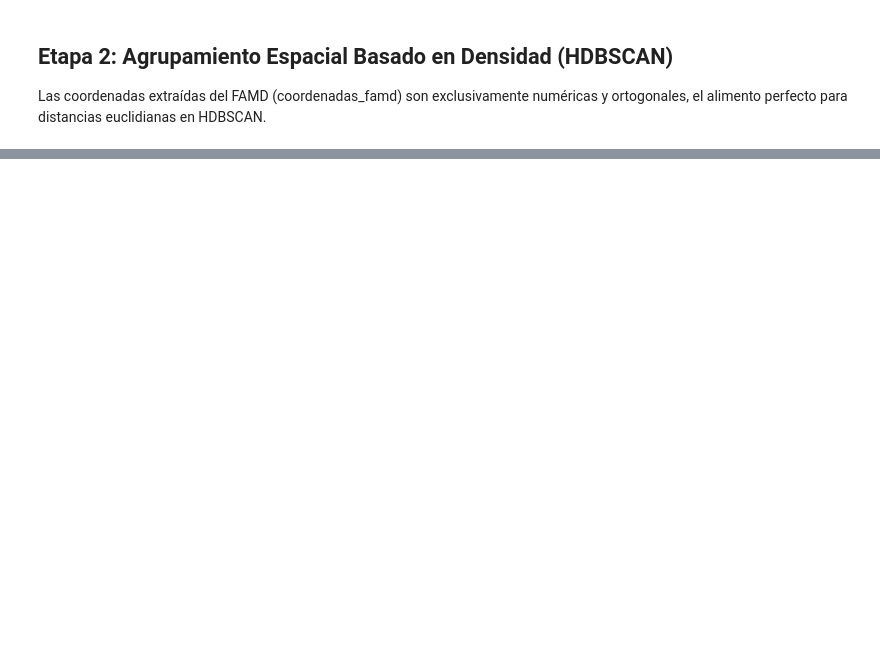
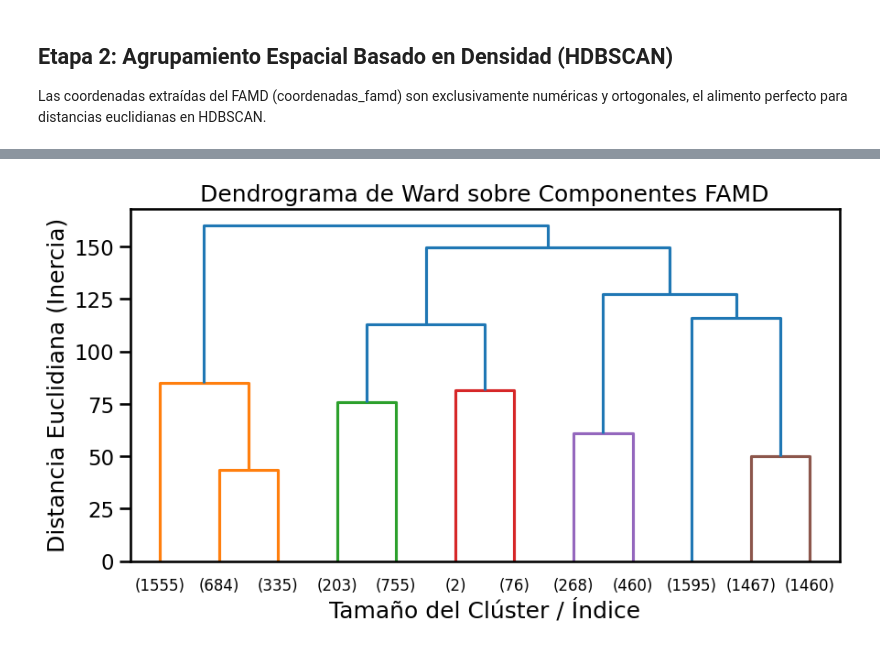
Before and after one commit to Mariano-ds/centollas2026, a Jupyter notebook: mariano/mariano_tp3.ipynb, the cells around one changed output, grey strips where cells are left out. Saved outputs shown, nothing was run; the diff lists cells and outputs as text; code cells hidden in the pictures; blank space fills up the shorter version.

Commit message:
Migracion de estrategias a FMAD + Jerarquico con Ward; y k-prototypes

```diff
--- a/mariano/mariano_tp3.ipynb
+++ b/mariano/mariano_tp3.ipynb
@@ -803,0 +822,13 @@ array([4.03194034, 3.42092129, 2.83549362, 2.60379787, 2.37067912])
+# %%
+# 1. Copia de seguridad del dataframe de entrenamiento
+X_model = X_cluster.copy()
+
+# 2. Transformación logarítmica de la asimetría (Skewness)
+# Usamos log1p (log(x + 1)) por seguridad matemática ante posibles ceros en los datos crudos
+X_model['profundidad_log'] = np.log1p(X_model['profundidad'])
+X_model['num_trampas_log'] = np.log1p(X_model['num_trampas'])
+
+# 3. Descartamos las variables originales para no tener multicolinealidad
+X_model = X_model.drop(columns=['profundidad', 'num_trampas'])
+
+print("Asimetría corregida. Columnas listas para modelar.")
@@ -803,0 +889,15 @@ array([4.03194034, 3.42092129, 2.83549362, 2.60379787, 2.37067912])
+# %%
+from scipy.cluster.hierarchy import dendrogram, linkage
+
+# Calcular la matriz de enlaces sobre los componentes de FAMD
+matriz_enlace = linkage(coordenadas_famd, method='ward')
+
+# Graficar Dendrograma
+plt.figure(figsize=(10, 5))
+dendrogram(matriz_enlace, truncate_mode='lastp', p=12)
+plt.title('Dendrograma de Ward sobre Componentes FAMD')
+plt.xlabel('Tamaño del Clúster / Índice')
+plt.ylabel('Distancia Euclidiana (Inercia)')
+plt.show()
+# %% [output]
+[figure, added]
```
Also changed, not shown: parts of 16 cells of this notebook.
